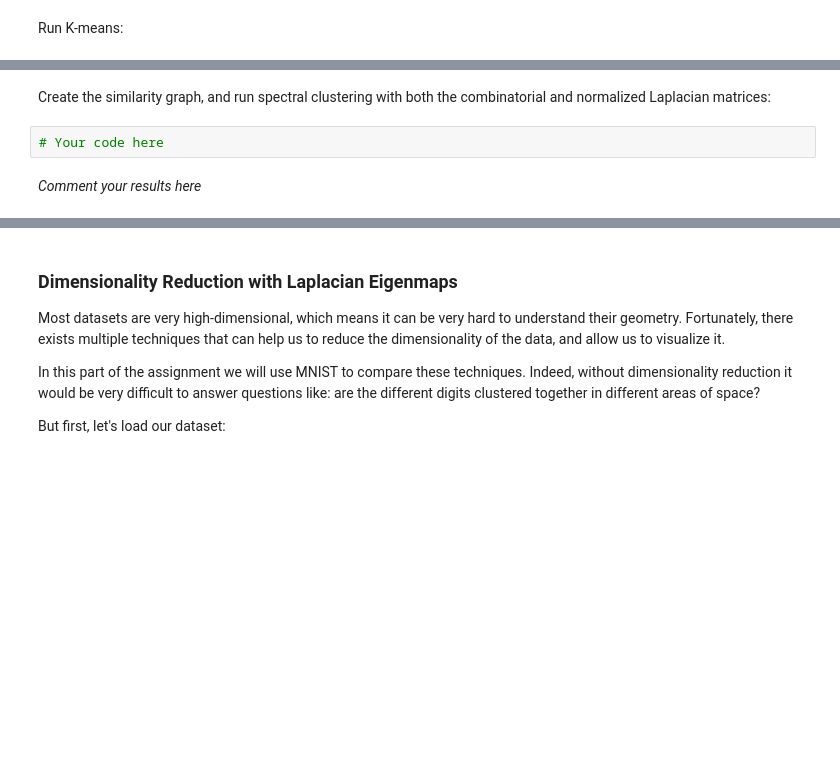
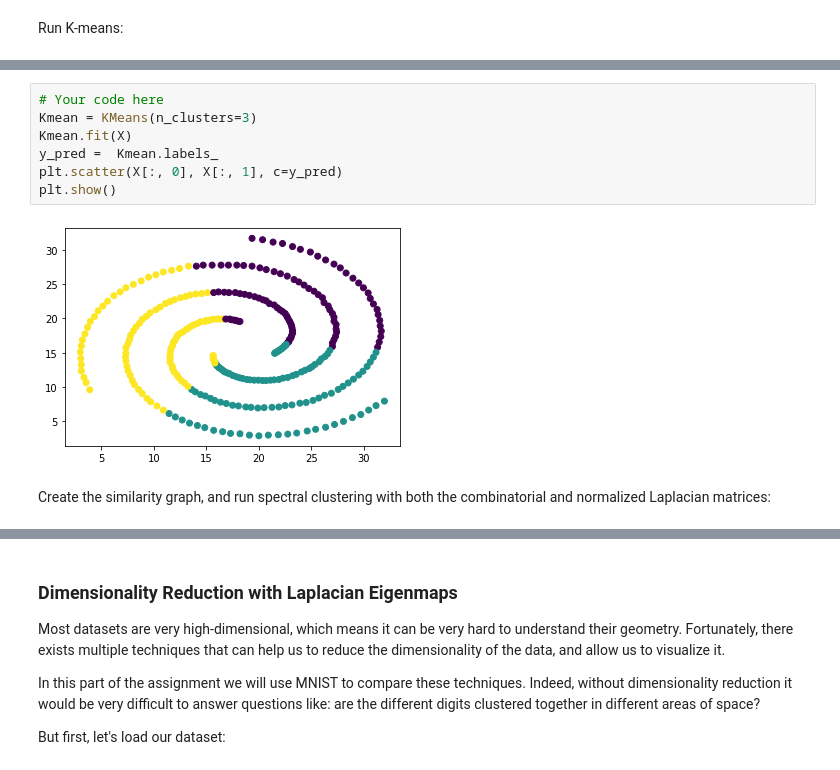
Before and after one commit to TheUser0571/NTDS_2019, a Jupyter notebook: assignments/2_learning_with_graphs_kay.ipynb, the cells around one changed output, grey strips where cells are left out. Drawn from its saved outputs; the diff is of its cells as text; blank space fills up the shorter version.

```diff
--- a/assignments/2_learning_with_graphs_kay.ipynb
+++ b/assignments/2_learning_with_graphs_kay.ipynb
@@ -243,6 +272,11 @@ Run K-means:
+# %%
+# Your code here
+Kmean = KMeans(n_clusters=3)
+Kmean.fit(X)
+y_pred =  Kmean.labels_
+plt.scatter(X[:, 0], X[:, 1], c=y_pred)
+plt.show()
+# %% [output]
+[figure, added]
 # %% [markdown]
 Create the similarity graph, and run spectral clustering with both the combinatorial and normalized Laplacian matrices:
-# %%
-# Your code here
-# %% [markdown]
-*Comment your results here*
```
Also changed, not shown: parts of 23 cells of this notebook, 1 other file.
